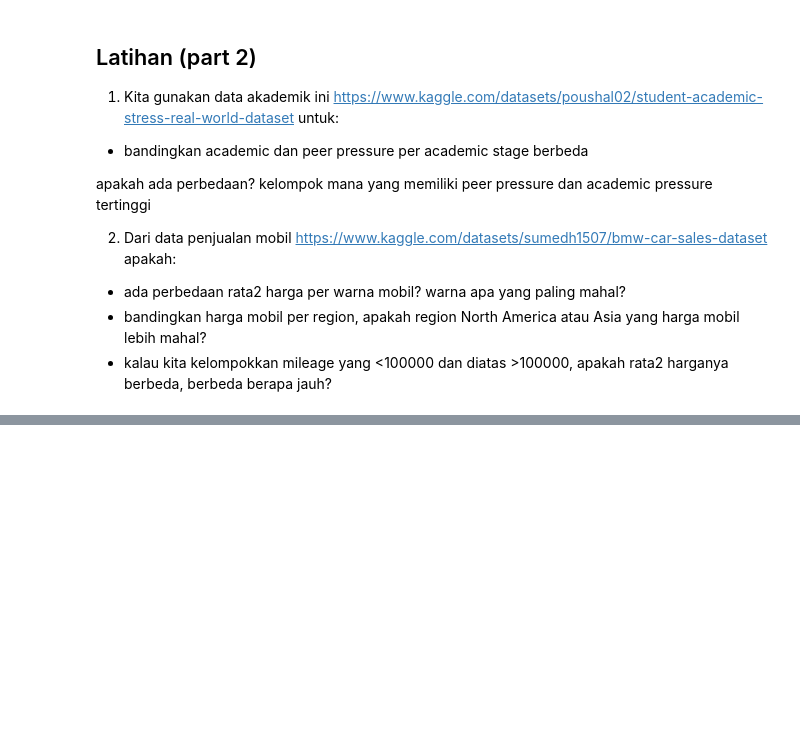
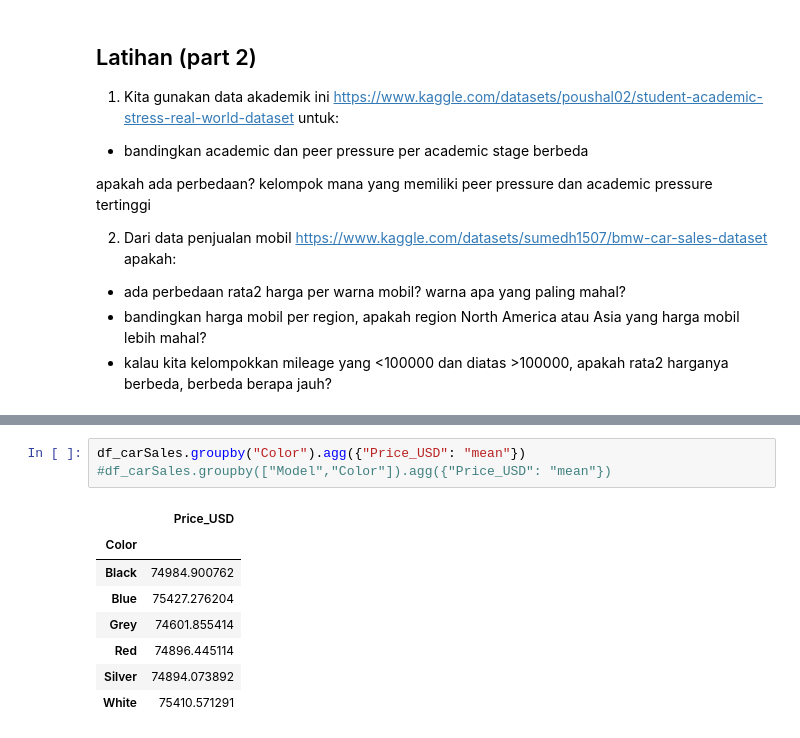
Before and after one commit to stefkwan/pytn_300725, a Jupyter notebook: sesi5_11Aug.ipynb, the cells around one changed output, grey strips where cells are left out. Drawn from its saved outputs; the diff is of its cells as text; blank space fills up the shorter version.

```diff
--- a/sesi5_11Aug.ipynb
+++ b/sesi5_11Aug.ipynb
@@ -1028,0 +1069,12 @@ apakah ada perbedaan? kelompok mana yang memiliki peer pressure dan academic pre
+# %%
+df_carSales.groupby("Color").agg({"Price_USD": "mean"})
+#df_carSales.groupby(["Model","Color"]).agg({"Price_USD": "mean"})
+# %% [output]
+|  | Price_USD |
+| Color |  |
+| Black | 74984.900762 |
+| Blue | 75427.276204 |
+| Grey | 74601.855414 |
+| Red | 74896.445114 |
+| Silver | 74894.073892 |
+| White | 75410.571291 |
```
Also changed, not shown: parts of 6 cells of this notebook, 2 other files.
